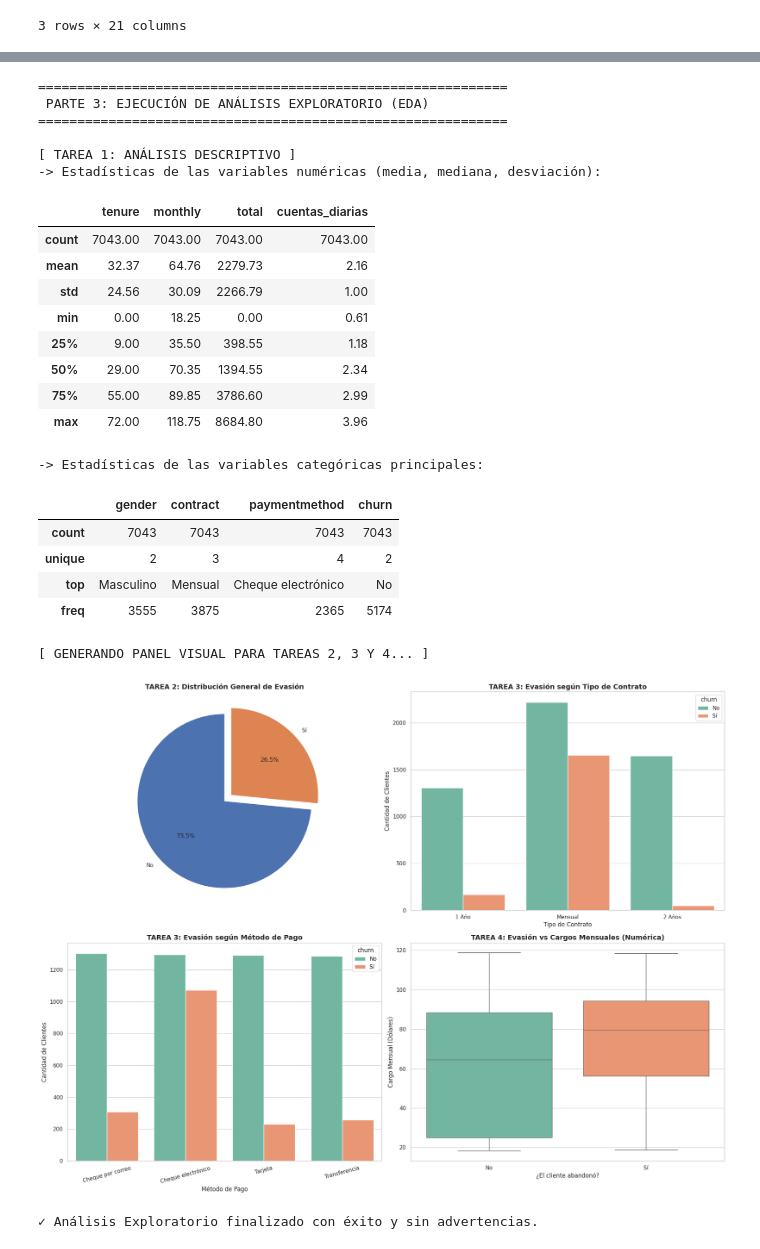
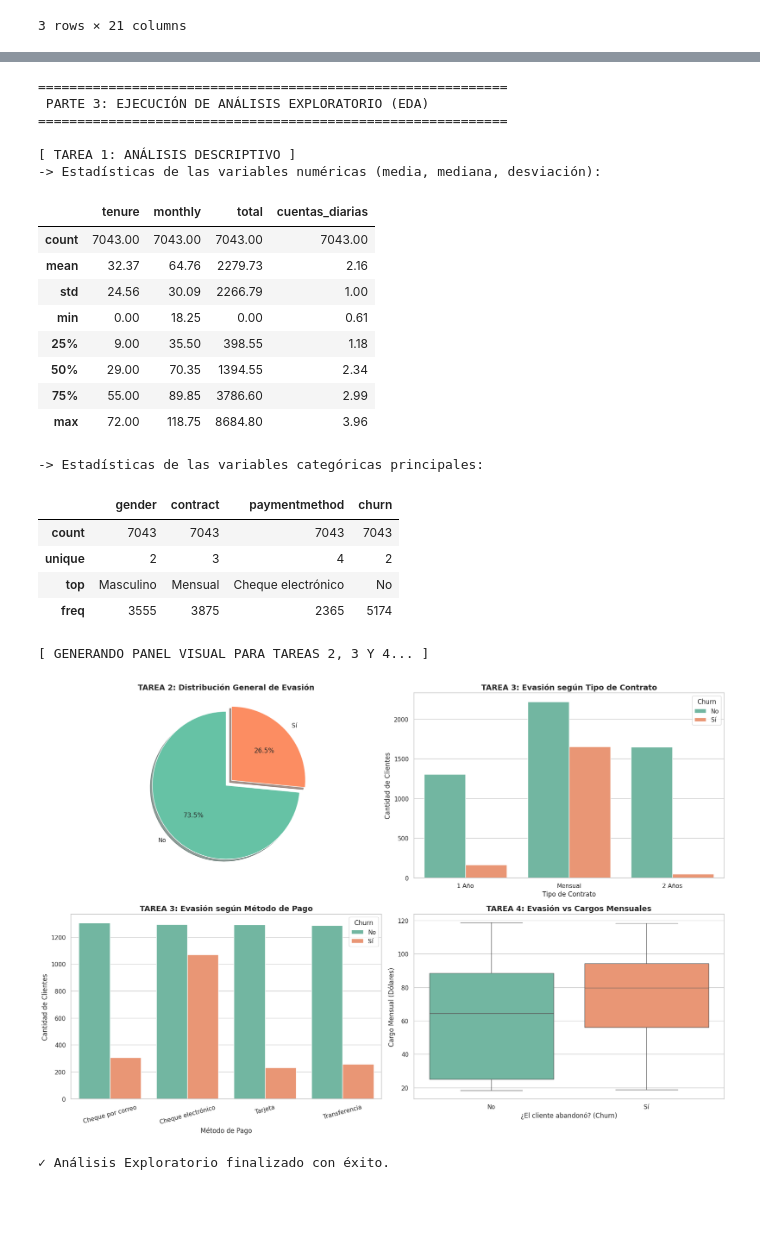
Before and after one commit to Chiozen/DesafioAluraTelecomX, a Jupyter notebook: Desfio2_0.ipynb, the cells around one changed output, grey strips where cells are left out. Drawn from its saved outputs; the diff is of its cells as text; code cells hidden in the pictures; blank space fills up the shorter version.

```diff
--- a/Desfio2_0.ipynb
+++ b/Desfio2_0.ipynb
@@ -151,7 +133,6 @@ RESULTADO ESPERADO PARTE 2 (Muestra de columnas clave):
 # ==============================================================================
 # PARTE 3: CARGA Y ANÁLISIS EXPLORATORIO (EDA)
 # ==============================================================================
-import pandas as pd
 import matplotlib.pyplot as plt
 import seaborn as sns
 
@@ -159,31 +140,27 @@ print("="*60)
 print(" PARTE 3: EJECUCIÓN DE ANÁLISIS EXPLORATORIO (EDA) ")
 print("="*60)
 
-# Configuramos el estilo visual de los gráficos
 sns.set_theme(style="whitegrid")
 
 # ✅ TAREA 1: ANÁLISIS DESCRIPTIVO
 print("\n[ TAREA 1: ANÁLISIS DESCRIPTIVO ]")
 print("-> Estadísticas de las variables numéricas (media, mediana, desviación):")
 display(df_telecom[['tenure', 'monthly', 'total', 'cuentas_diarias']].describe().round(2))
-
 print("\n-> Estadísticas de las variables categóricas principales:")
 display(df_telecom[['gender', 'contract', 'paymentmethod', 'churn']].describe())
 
-
 # ==============================================================================
-# PREPARACIÓN DEL PANEL VISUAL (DASHBOARD)
+# PANEL VISUAL (DASHBOARD)
 # ==============================================================================
 print("\n[ GENERANDO PANEL VISUAL PARA TAREAS 2, 3 Y 4... ]")
-fig = plt.figure(figsize=(20, 15))
+fig = plt.figure(figsize=(18, 12))
 
-# ✅ TAREA 2: DISTRIBUCIÓN DE EVASIÓN (CHURN)
+# ✅ TAREA 2: DISTRIBUCIÓN DE EVASIÓN
 ax1 = plt.subplot(2, 2, 1)
 churn_counts = df_telecom['churn'].value_counts()
 ax1.pie(churn_counts, labels=churn_counts.index, autopct='%1.1f%%',
-        startangle=90, colors=['#4C72B0', '#DD8452'], explode=[0, 0.1])
+        startangle=90, colors=['#66c2a5', '#fc8d62'], explode=[0, 0.1], shadow=True)
 ax1.set_title('TAREA 2: Distribución General de Evasión', fontsize=14, fontweight='bold')
-
 
 # ✅ TAREA 3: RECUENTO DE EVASIÓN POR VARIABLES CATEGÓRICAS
 ax2 = plt.subplot(2, 2, 2)
@@ -191,6 +168,7 @@ sns.countplot(data=df_telecom, x='contract', hue='churn', palette='Set2', ax=ax2
 ax2.set_title('TAREA 3: Evasión según Tipo de Contrato', fontsize=14, fontweight='bold')
 ax2.set_xlabel('Tipo de Contrato')
 ax2.set_ylabel('Cantidad de Clientes')
+ax2.legend(title='Churn', loc='upper right')
 
 ax3 = plt.subplot(2, 2, 3)
 sns.countplot(data=df_telecom, x='paymentmethod', hue='churn', palette='Set2', ax=ax3)
@@ -198,42 +176,40 @@ ax3.set_title('TAREA 3: Evasión según Método de Pago', fontsize=14, fontweigh
 ax3.set_xlabel('Método de Pago')
 ax3.set_ylabel('Cantidad de Clientes')
 ax3.tick_params(axis='x', rotation=15)
-
+ax3.legend(title='Churn', loc='upper right')
 
 # ✅ TAREA 4: CONTEO DE EVASIÓN POR VARIABLES NUMÉRICAS
 ax4 = plt.subplot(2, 2, 4)
-# CORRECCIÓN APLICADA AQUÍ: Se añade hue='churn' y legend=False
 sns.boxplot(data=df_telecom, x='churn', y='monthly', hue='churn', palette='Set2', legend=False, ax=ax4)
-ax4.set_title('TAREA 4: Evasión vs Cargos Mensuales (Numérica)', fontsize=14, fontweight='bold')
-ax4.set_xlabel('¿El cliente abandonó?')
+ax4.set_title('TAREA 4: Evasión vs Cargos Mensuales', fontsize=14, fontweight='bold')
+ax4.set_xlabel('¿El cliente abandonó? (Churn)')
 ax4.set_ylabel('Cargo Mensual (Dólares)')
 
 plt.tight_layout()
 plt.show()
-
-print("\n✓ Análisis Exploratorio finalizado con éxito y sin advertencias.")
+print("\n✓ Análisis Exploratorio finalizado con éxito.")
 # %% [output]
 ============================================================
  PARTE 3: EJECUCIÓN DE ANÁLISIS EXPLORATORIO (EDA)
 ============================================================
 
 [ TAREA 1: ANÁLISIS DESCRIPTIVO ]
 -> Estadísticas de las variables numéricas (media, mediana, desviación):
 |  | tenure | monthly | total | cuentas_diarias |
 | count | 7043.00 | 7043.00 | 7043.00 | 7043.00 |
 | mean | 32.37 | 64.76 | 2279.73 | 2.16 |
 | std | 24.56 | 30.09 | 2266.79 | 1.00 |
 | min | 0.00 | 18.25 | 0.00 | 0.61 |
 | 25% | 9.00 | 35.50 | 398.55 | 1.18 |
 | 50% | 29.00 | 70.35 | 1394.55 | 2.34 |
 | 75% | 55.00 | 89.85 | 3786.60 | 2.99 |
 | max | 72.00 | 118.75 | 8684.80 | 3.96 |
 -> Estadísticas de las variables categóricas principales:
 |  | gender | contract | paymentmethod | churn |
 | count | 7043 | 7043 | 7043 | 7043 |
 | unique | 2 | 3 | 4 | 2 |
 | top | Masculino | Mensual | Cheque electrónico | No |
 | freq | 3555 | 3875 | 2365 | 5174 |
 [ GENERANDO PANEL VISUAL PARA TAREAS 2, 3 Y 4... ]
-[figure, old version]
+[figure, new version]
-✓ Análisis Exploratorio finalizado con éxito y sin advertencias.
+✓ Análisis Exploratorio finalizado con éxito.
```
Also changed, not shown: parts of 2 cells of this notebook.
